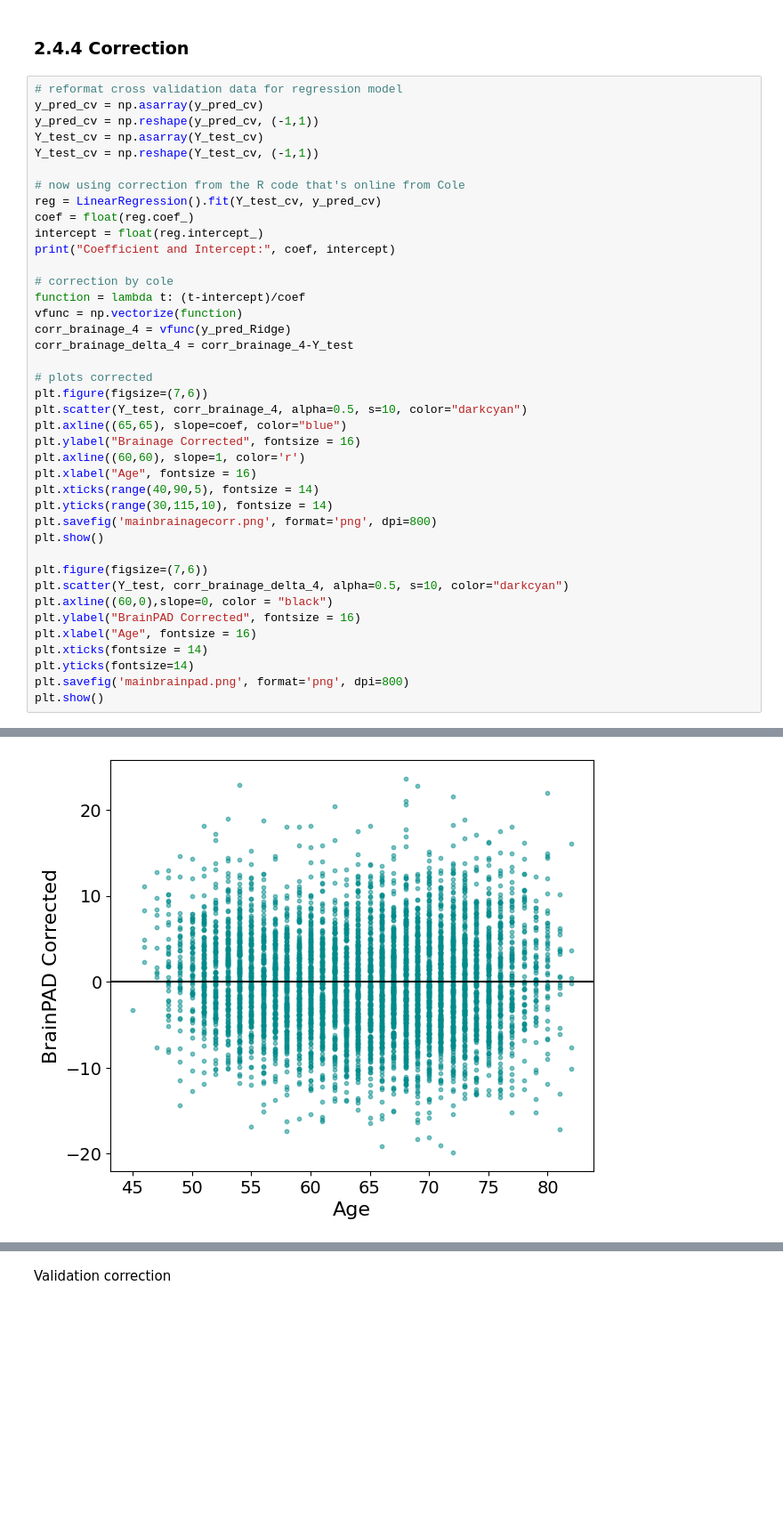
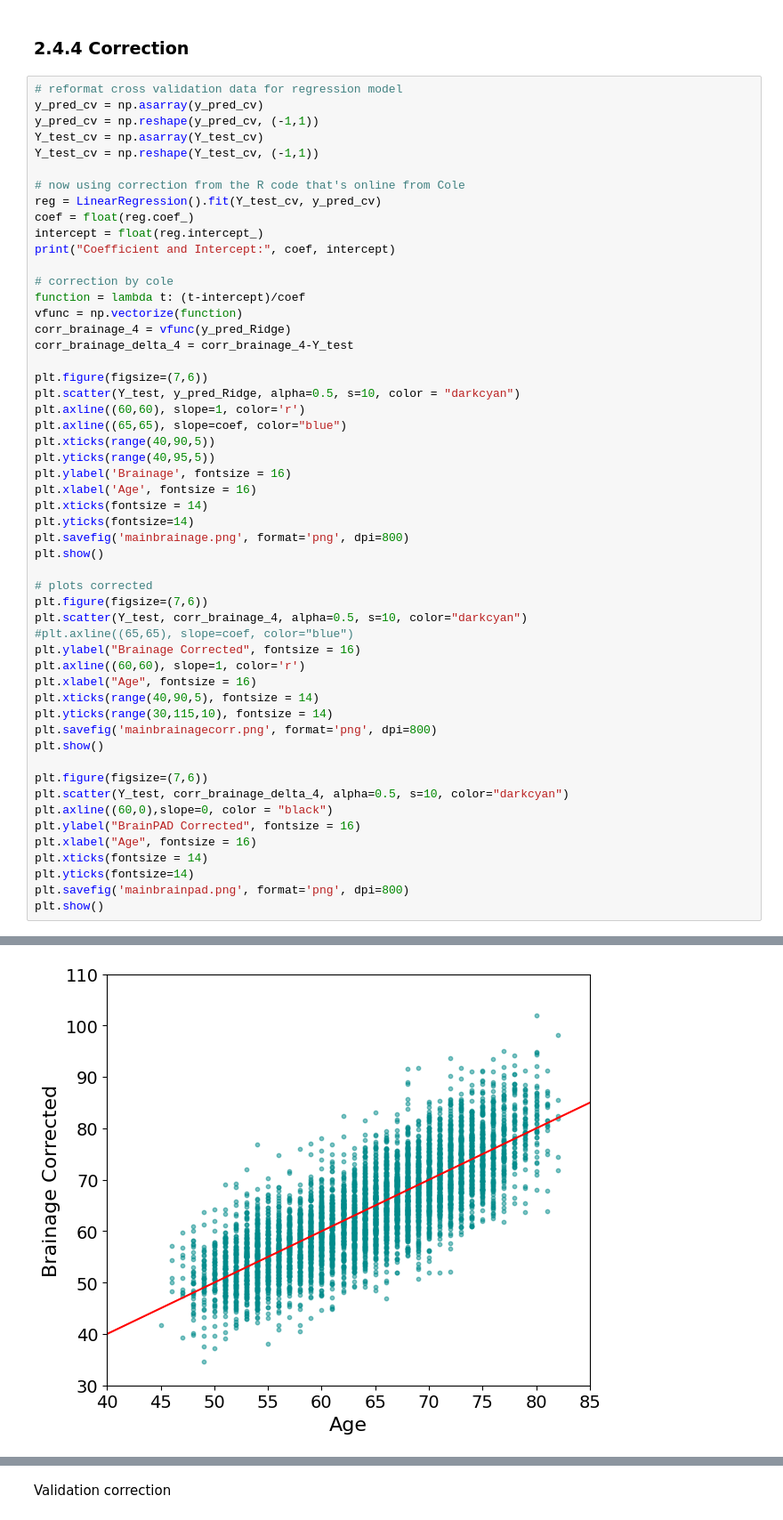
Before and after one commit to ivychad/Physical-Activity-BrainAGE, a Jupyter notebook: 2 BrainAge.ipynb, the cells around one changed output, grey strips where cells are left out. Shown at 89% size. Saved outputs shown, nothing was run; the diff lists cells and outputs as text; blank space fills up the shorter version.

Commit message:
edu check, brainage figures

```diff
--- a/2 BrainAge.ipynb
+++ b/2 BrainAge.ipynb
@@ -779,10 +779,23 @@ vfunc = np.vectorize(function)
 corr_brainage_4 = vfunc(y_pred_Ridge)
 corr_brainage_delta_4 = corr_brainage_4-Y_test
 
+plt.figure(figsize=(7,6))
+plt.scatter(Y_test, y_pred_Ridge, alpha=0.5, s=10, color = "darkcyan")
+plt.axline((60,60), slope=1, color='r')
+plt.axline((65,65), slope=coef, color="blue")
+plt.xticks(range(40,90,5))
+plt.yticks(range(40,95,5))
+plt.ylabel('Brainage', fontsize = 16)
+plt.xlabel('Age', fontsize = 16)
+plt.xticks(fontsize = 14)
+plt.yticks(fontsize=14)
+plt.savefig('mainbrainage.png', format='png', dpi=800)
+plt.show()
+
 # plots corrected
 plt.figure(figsize=(7,6))
 plt.scatter(Y_test, corr_brainage_4, alpha=0.5, s=10, color="darkcyan")
-plt.axline((65,65), slope=coef, color="blue")
+#plt.axline((65,65), slope=coef, color="blue")
 plt.ylabel("Brainage Corrected", fontsize = 16)
 plt.axline((60,60), slope=1, color='r')
 plt.xlabel("Age", fontsize = 16)
@@ -806 +819 @@ Coefficient and Intercept: 0.6499125417149461 22.56859841111514
-[figure, old version]
+[figure, new version]
```
Also changed, not shown: parts of 7 cells of this notebook, 2 other files.
